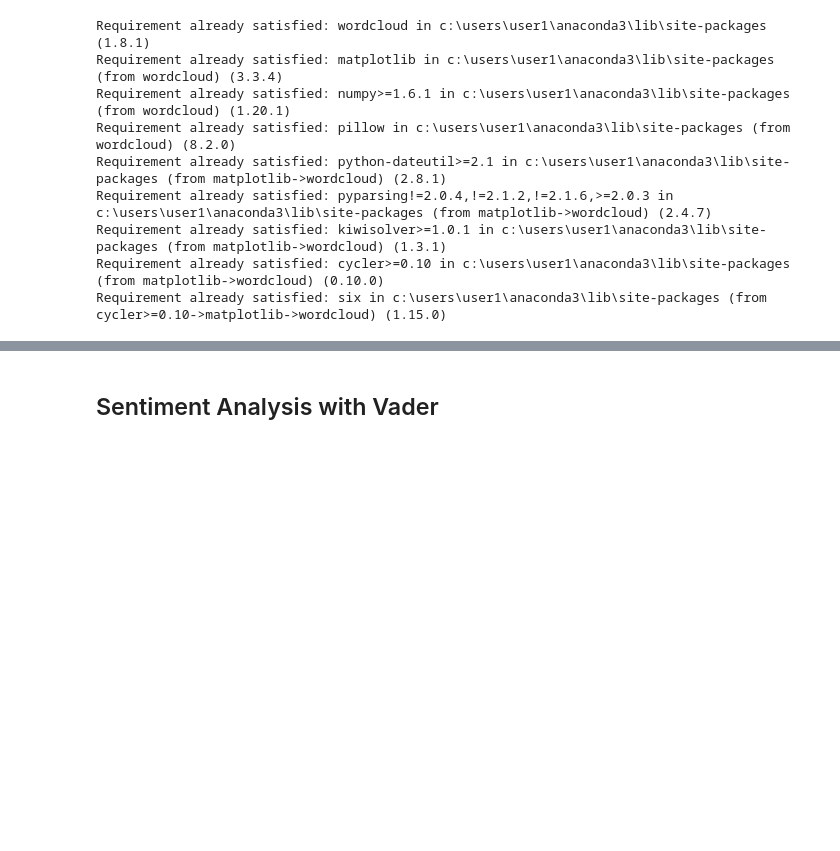
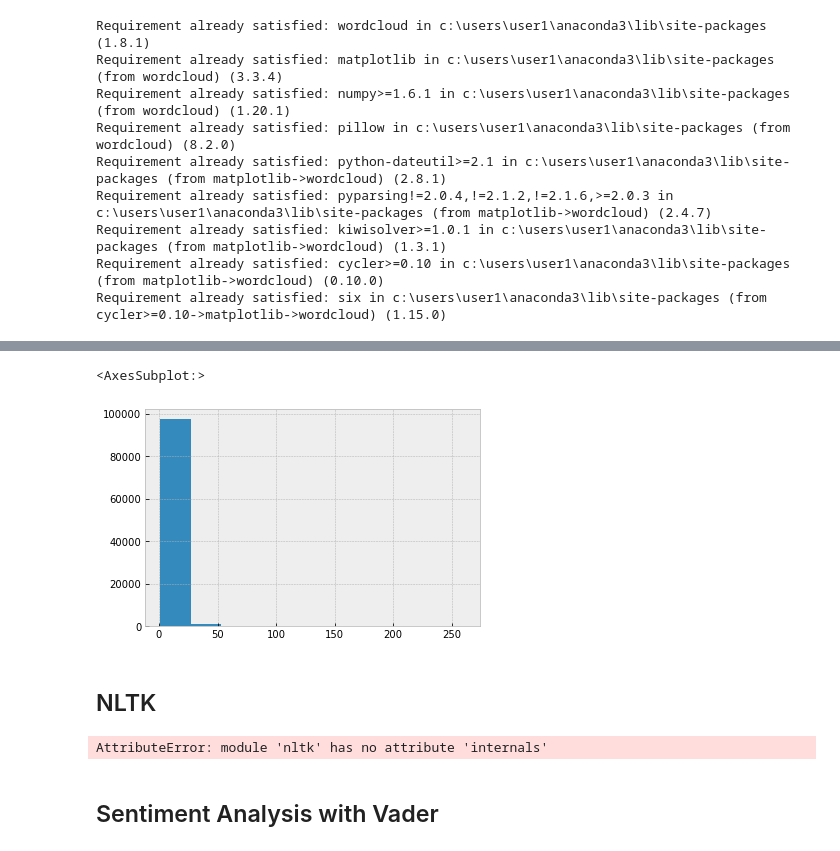
Before and after one commit to dplem/Cryptocurrency-Market-Forecasting, a Jupyter notebook: Notebooks/Exploratory_Analysis.ipynb, the cells around one changed output, grey strips where cells are left out. Cells and saved outputs as stored; diff of their text form; code cells hidden in the pictures; blank space fills up the shorter version.

```diff
--- a/Notebooks/Exploratory_Analysis.ipynb
+++ b/Notebooks/Exploratory_Analysis.ipynb
@@ -90,3 +133,18 @@ plt.show()
+# %%
+# Average word length in each sentence
+df['body'].str.split().\
+   apply(lambda x : [len(i) for i in x]). \
+   map(lambda x: np.mean(x)).hist()
+# %% [output]
+<AxesSubplot:>
+[figure, added]
+# %% [markdown]
+## NLTK
+# %%
+nltk.download('stopwords')
+stop=set(stopwords.words('english'))
+# %% [output]
+AttributeError: module 'nltk' has no attribute 'internals'
 # %% [markdown]
 ## Sentiment Analysis with Vader
 # %%
```
Also changed, not shown: parts of 33 cells of this notebook.
